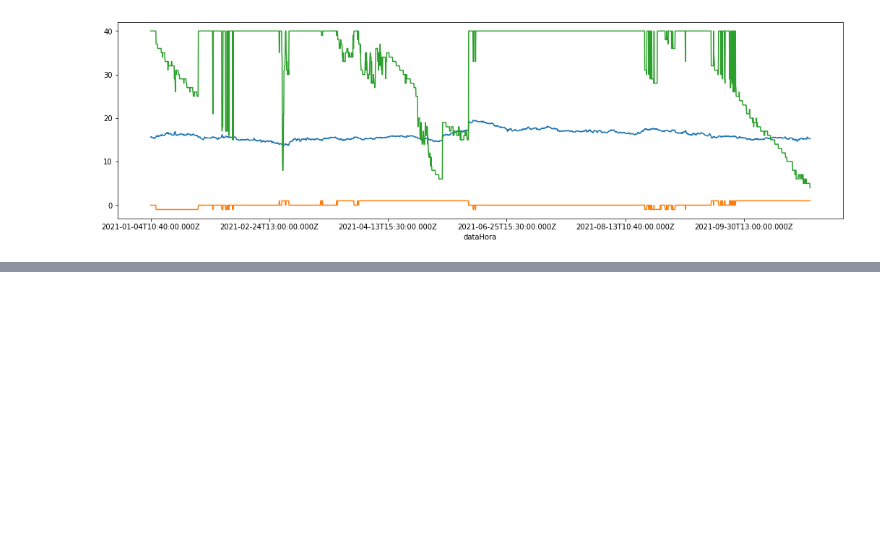
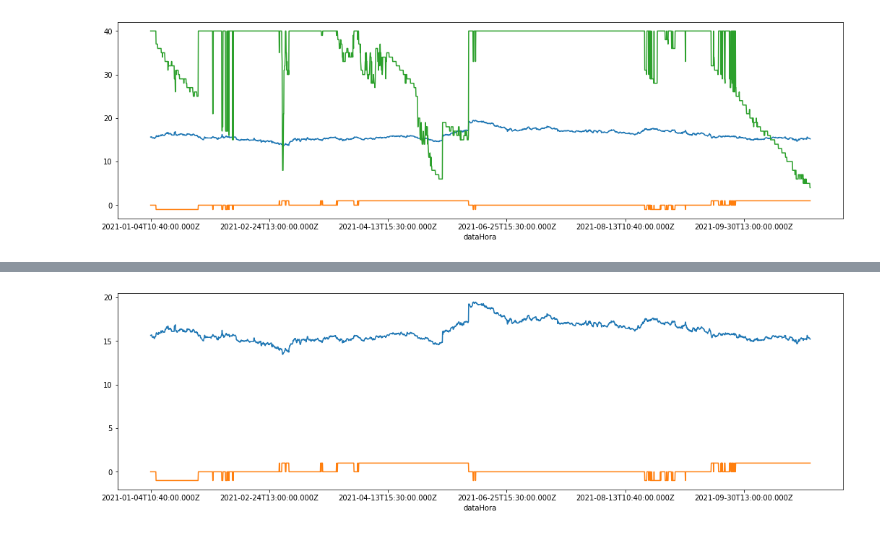
Before and after one commit to paulofor/Jupyter-Espaco01, a Jupyter notebook: ResultadoFuturo/Avaliando ABEV3.ipynb, the cells around one changed output, grey strips where cells are left out. Drawn from its saved outputs; the diff is of its cells as text; code cells hidden in the pictures; blank space fills up the shorter version.

```diff
--- a/ResultadoFuturo/Avaliando ABEV3.ipynb
+++ b/ResultadoFuturo/Avaliando ABEV3.ipynb
@@ -27,3 +27,15 @@ plt.show()
 # %% [output]
 11/12/2021 13:04:14
 [figure]
+# %%
+r = requests.get(url)
+j = r.json()
+df = pd.DataFrame.from_dict(j)
+
+now = datetime.now()
+dt_string = now.strftime("%d/%m/%Y %H:%M:%S")
+
+print(dt_string)
+df.plot(x="dataHora", y=["valorEntrada","resultado", "dias"],
+             figsize=(18,5), legend=None)
+plt.show()
@@ -29,0 +45,6 @@ plt.show()
+# %%
+print(dt_string)
+df.plot(x="dataHora", y=["valorEntrada","resultado"],
+             figsize=(18,5), legend=None)
+plt.show()
+# %% [output]
@@ -29,0 +52 @@ plt.show()
+[figure, added]
```
Also changed, not shown: parts of 3 cells of this notebook, 2 other files.
